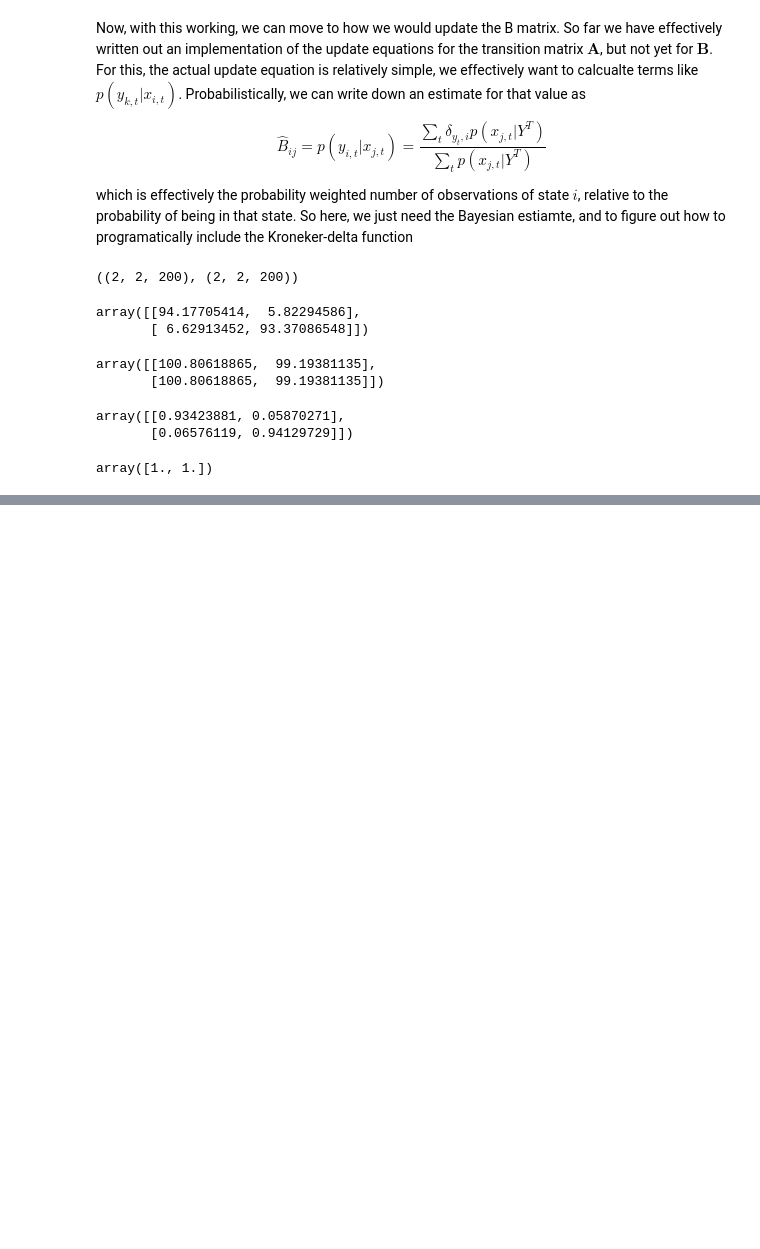
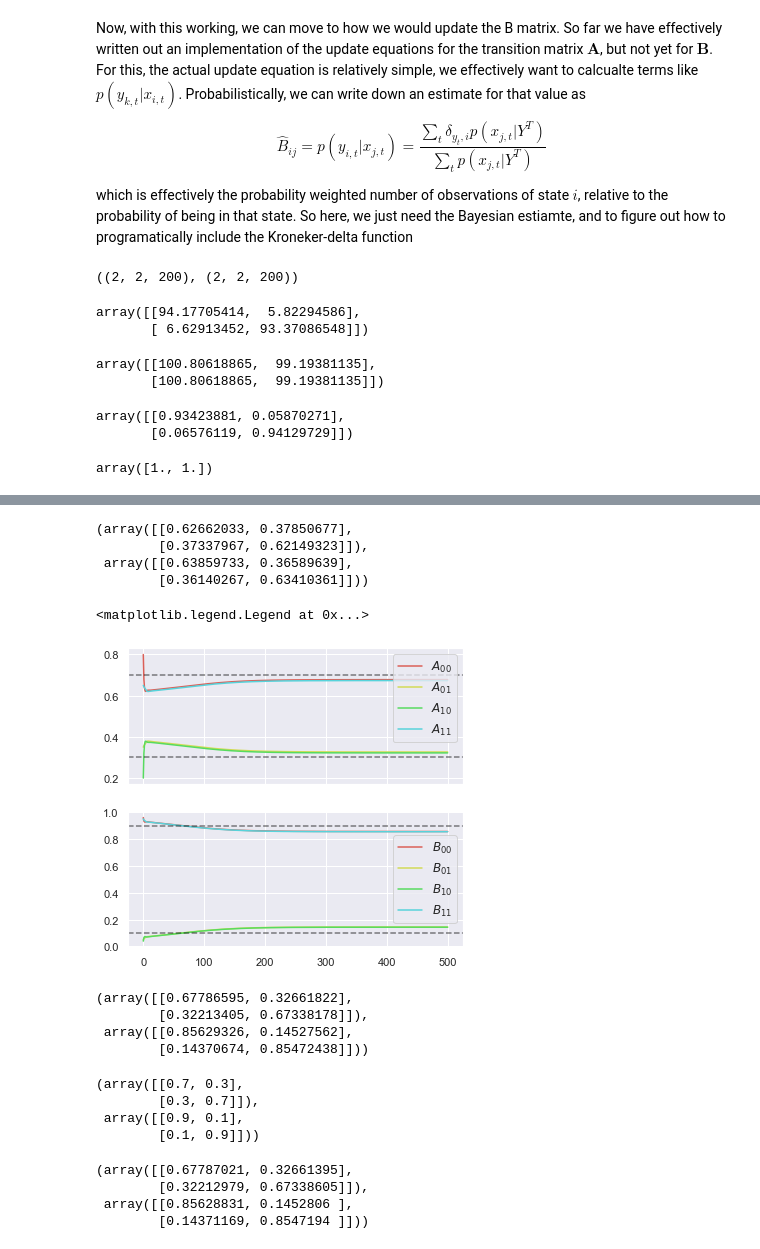
Before and after one commit to StevenJLarge/hmm, a Jupyter notebook: notebooks/tutorials/07-expectation-maximization.ipynb, the cells around one changed output, grey strips where cells are left out. Cells and saved outputs as stored; diff of their text form; code cells hidden in the pictures; blank space fills up the shorter version.

```diff
--- a/notebooks/tutorials/07-expectation-maximization.ipynb
+++ b/notebooks/tutorials/07-expectation-maximization.ipynb
@@ -551,0 +701,7 @@ def baum_welch_step(A_current, B_current, obs_ts):
+# %%
+A_tracker[10], A_tracker[49]
+# %% [output]
+(array([[0.62662033, 0.37850677],
+        [0.37337967, 0.62149323]]),
+ array([[0.63859733, 0.36589639],
+        [0.36140267, 0.63410361]]))
@@ -551,0 +710,36 @@ def baum_welch_step(A_current, B_current, obs_ts):
+# %%
+
+A_hat = A_init
+B_hat = B_init
+
+A_tracker = [A_hat]
+B_tracker = [B_hat]
+
+for _ in range(500):
+    A_hat, B_hat = baum_welch_step(A_hat, B_hat, obs_ts, analyzer)
+    A_tracker.append(A_hat)
+    B_tracker.append(B_hat)
+# %%
+
+fig, ax = plt.subplots(2, 1, figsize=(6, 5.5), sharex=True)
+
+ax[0].plot([A[0, 0] for A in A_tracker], label=r"$A_{00}$")
+ax[0].plot([A[0, 1] for A in A_tracker], label=r"$A_{01}$")
+ax[0].plot([A[1, 0] for A in A_tracker], label=r"$A_{10}$")
+ax[0].plot([A[1, 1] for A in A_tracker], label=r"$A_{11}$")
+
+ax[1].plot([B[0, 0] for B in B_tracker], label=r"$B_{00}$")
+ax[1].plot([B[0, 1] for B in B_tracker], label=r"$B_{01}$")
+ax[1].plot([B[1, 0] for B in B_tracker], label=r"$B_{10}$")
+ax[1].plot([B[1, 1] for B in B_tracker], label=r"$B_{11}$")
+
+ax[0].axhline(hmm.A[0,0], linestyle='--', alpha=0.5, color='k')
+ax[0].axhline(hmm.A[0,1], linestyle='--', alpha=0.5, color='k')
+ax[1].axhline(hmm.B[0,0], linestyle='--', alpha=0.5, color='k')
+ax[1].axhline(hmm.B[0,1], linestyle='--', alpha=0.5, color='k')
+
+ax[0].legend(fontsize=12)
+ax[1].legend(fontsize=12)
+# %% [output]
+<matplotlib.legend.Legend at 0x...>
+[figure, added]
@@ -551,0 +750,14 @@ def baum_welch_step(A_current, B_current, obs_ts):
+# %%
+A_final, B_final
+# %% [output]
+(array([[0.67786595, 0.32661822],
+        [0.32213405, 0.67338178]]),
+ array([[0.85629326, 0.14527562],
+        [0.14370674, 0.85472438]]))
+# %%
+hmm.A, hmm.B
+# %% [output]
+(array([[0.7, 0.3],
+        [0.3, 0.7]]),
+ array([[0.9, 0.1],
+        [0.1, 0.9]]))
@@ -551,0 +776,7 @@ def baum_welch_step(A_current, B_current, obs_ts):
+# %%
+A_tracker[-1], B_tracker[-1]
+# %% [output]
+(array([[0.67787021, 0.32661395],
+        [0.32212979, 0.67338605]]),
+ array([[0.85628831, 0.1452806 ],
+        [0.14371169, 0.8547194 ]]))
```
Also changed, not shown: parts of 15 cells of this notebook.
